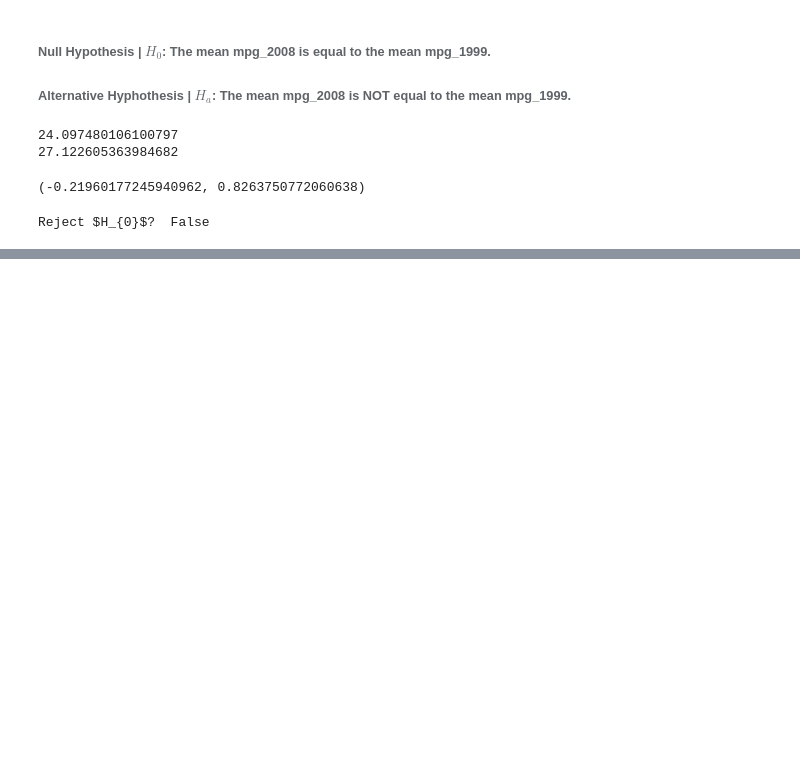
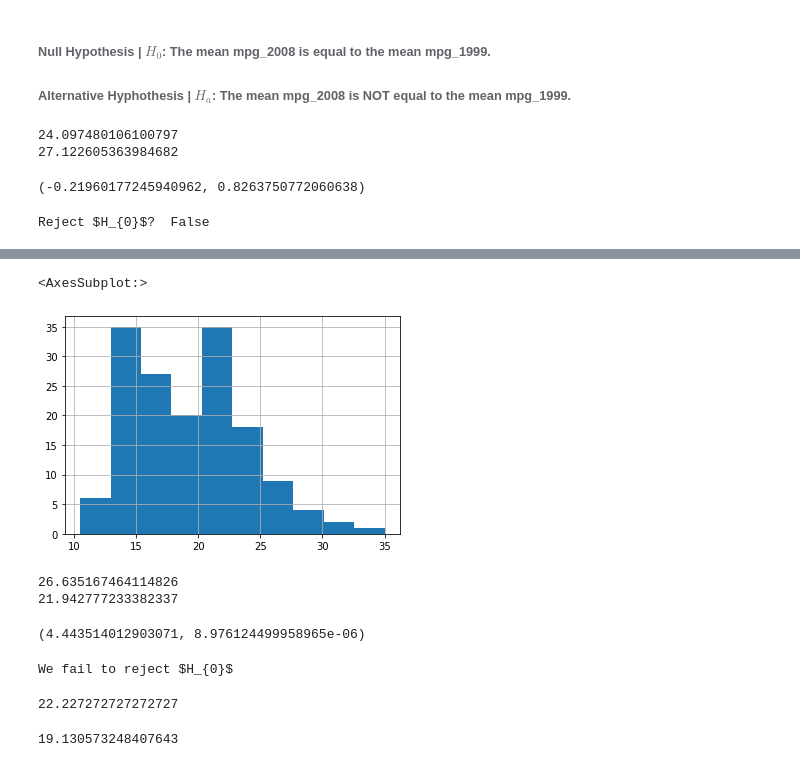
Before and after one commit to Brooke-Holyoak/statistics-exercises, a Jupyter notebook: hypothesis_testing.ipynb, the cells around one changed output, grey strips where cells are left out. Saved outputs shown, nothing was run; the diff lists cells and outputs as text; code cells hidden in the pictures; blank space fills up the shorter version.

```diff
--- a/hypothesis_testing.ipynb
+++ b/hypothesis_testing.ipynb
@@ -220,0 +287,34 @@ Reject $H_{0}$?  False
+# %%
+mpg_auto.hist()
+# %% [output]
+<AxesSubplot:>
+[figure, added]
+# %%
+print (mpg_manual.var())
+print (mpg_auto.var())
+#checking to see if the variances are different. they are, so equal_var is false.
+# %% [output]
+26.635167464114826
+21.942777233382337
+# %%
+t, p = stats.ttest_ind(mpg_manual, mpg_auto, equal_var=False)
+t, p/2
+# %% [output]
+(4.443514012903071, 8.976124499958965e-06)
+# %%
+if p/2 > alpha:
+    print("We fail to reject $H_{0}$")
+elif t > 0:
+    print("We fail to reject $H_{0}$")
+else:
+    print("We reject $H_{0}$")
+# %% [output]
+We fail to reject $H_{0}$
+# %%
+mpg_manual.mean()
+# %% [output]
+22.227272727272727
+# %%
+mpg_auto.mean()
+# %% [output]
+19.130573248407643
```
Also changed, not shown: parts of 15 cells of this notebook.
